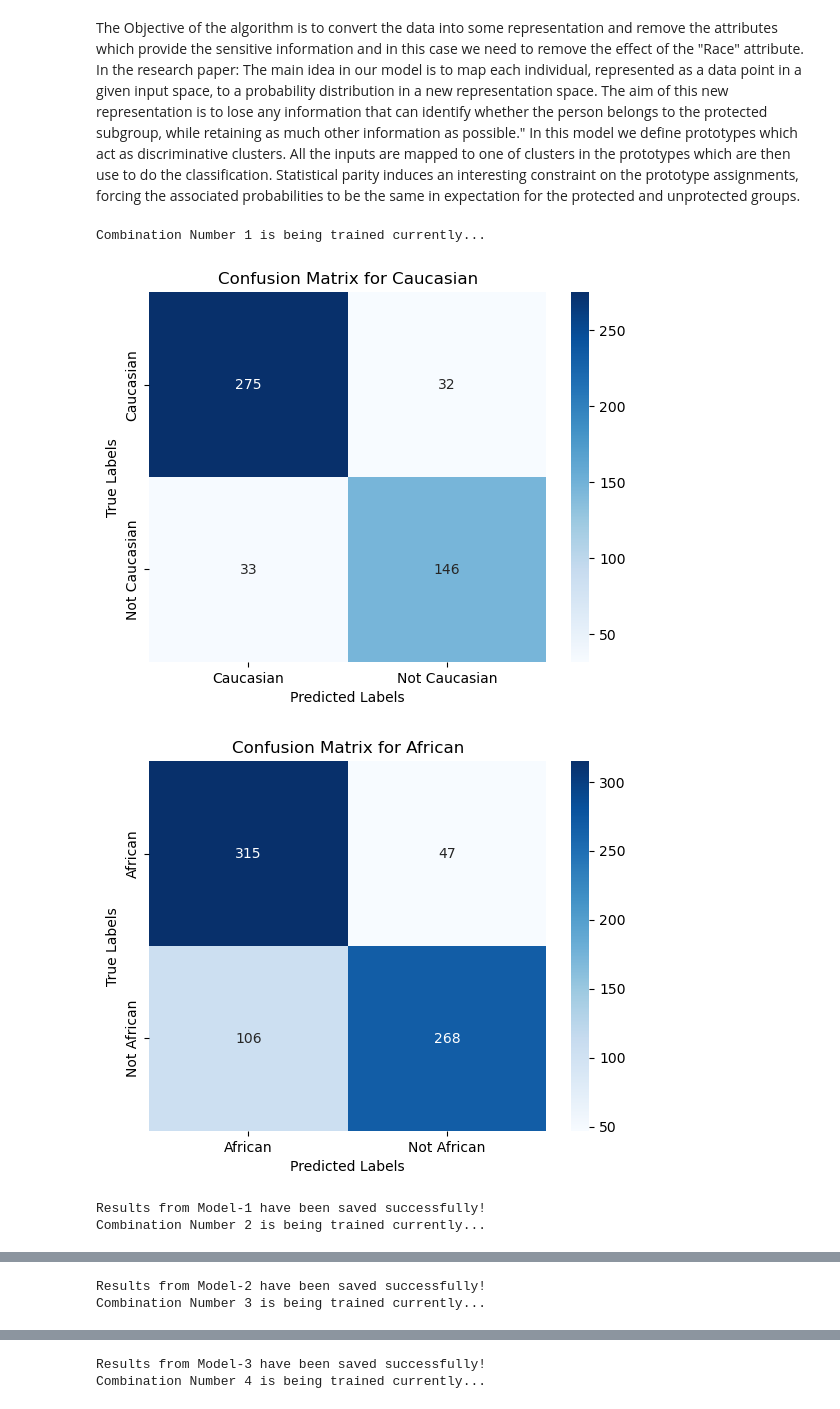
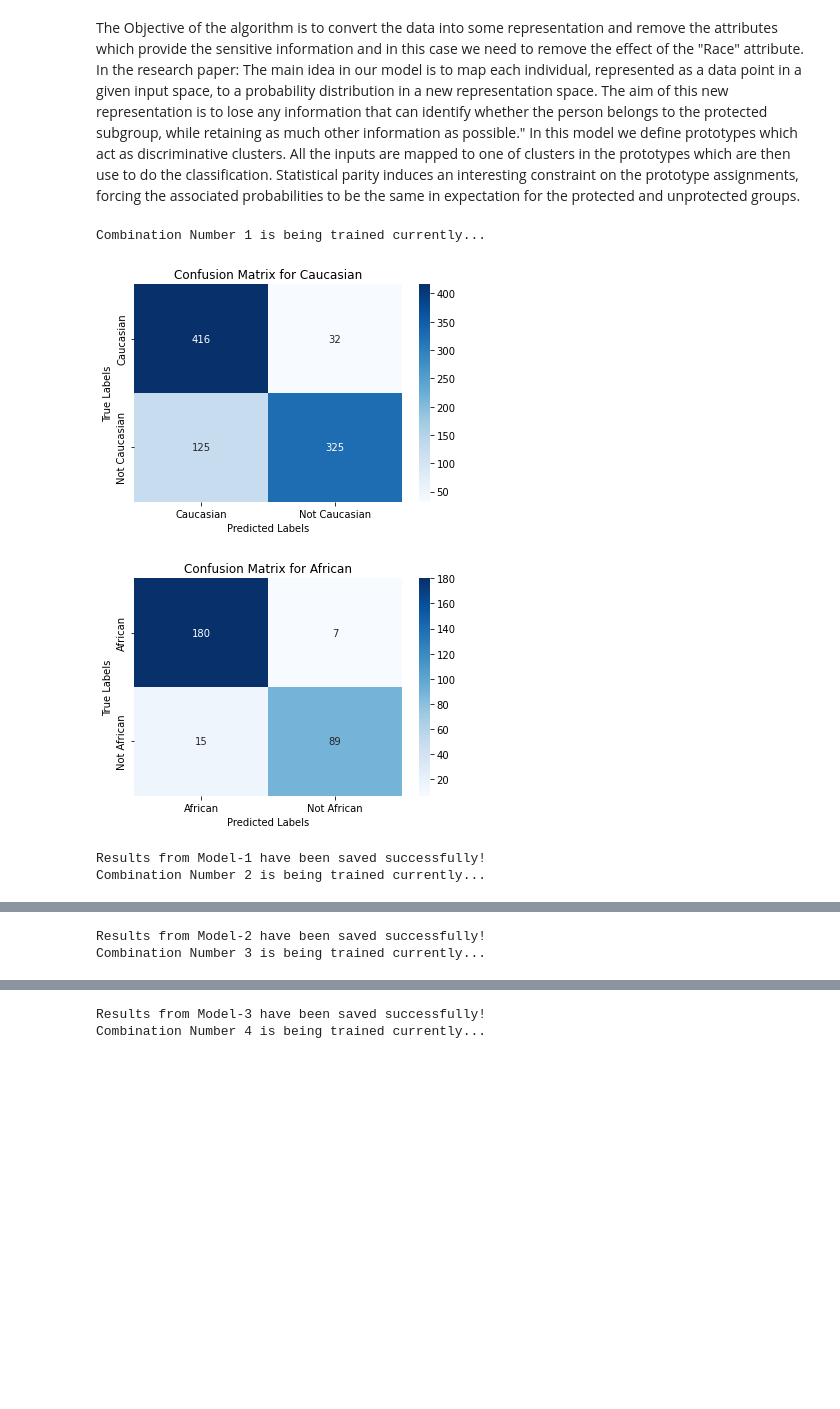
Before and after one commit to TZstatsADS/ads-spring2023-project4-group_4, a Jupyter notebook: doc/A1.ipynb, the cells around one changed output, grey strips where cells are left out. Cells and saved outputs as stored; diff of their text form; code cells hidden in the pictures; blank space fills up the shorter version.

```diff
--- a/doc/A1.ipynb
+++ b/doc/A1.ipynb
@@ -19,5 +21,5 @@ import seaborn as sns
 # %%
-df = pd.read_csv("compas-scores-two-years.csv")
+df = pd.read_csv("../data/compas-scores-two-years.csv")
 df.shape
 # %% [output]
 (7214, 53)
@@ -132,8 +134,7 @@ un_priv_group = df.loc[:,'race']=='African-American'
 priv_group = df.loc[:,'race']=='Caucasian'
 # %%
 # Select certain features of use
-selected_cols_df = df[["race", "sex", "age_cat", "juv_fel_count", "decile_score", "juv_misd_count", "juv_other_count", "priors_count",
-                  "c_charge_degree", "vr_charge_degree", "score_text", "decile_score.1", "v_decile_score", "priors_count.1", "event"]]
+selected_cols_df = df[['age', 'sex', 'juv_fel_count', 'juv_misd_count', 'juv_other_count', 'priors_count', 'c_charge_degree', 'days_b_screening_arrest', 'is_recid', 'is_violent_recid']]
 # %%
 selected_cols_df.head()
 # %% [output]
@@ -146,3 +147,5 @@ selected_cols_df.head()
+# %%
+selected_cols_df = selected_cols_df.fillna(0)
 # %%
 # Check which columns are categorical and which are not
 categorical = selected_cols_df.dtypes == object
@@ -251,6 +254,8 @@ test_caucasian = X_test_bfr_tform.iloc[:,2] == 1
 test_african = X_test_bfr_tform.iloc[:,0] == 1
 caucasian_label = y_test_bfr_tform[test_caucasian]
 african_label = y_test_bfr_tform[test_african]
+output_dir = "../output"
+
 t = 0
 for Ax in Ax_list:
     for Ay in Ay_list:
@@ -301,37 +306,46 @@ for Ax in Ax_list:
             transformed_features[unpriv_sample_ids] = features_hat_unpriv[:,6:]
             transformed_features[priv_sample_ids] = features_hat_priv[:,6:]
             transformed_labels[unpriv_sample_ids] = np.reshape(labels_hat_unpriv, [-1, ])
             transformed_labels[priv_sample_ids] = np.reshape(labels_hat_priv,[-1, ])
             transformed_bin_labels = (np.array(transformed_labels) > threshold).astype(np.float64)
             transformed_features = pd.DataFrame(transformed_features)
             X_train,X_test,y_train,y_test = train_test_split(transformed_features, label, stratify = label,
                                                              test_size=0.2, random_state=42)
             clf2 = LogisticRegression()
+
+            start_time_fit = time.time()
             clf2.fit(X_train,y_train)
+            end_time_fit = time.time()
 
             itr_result.append(clf2.score(X_test,y_test))
+
+            start_time_predict = time.time()
             caucasian_confusion = confusion_matrix(caucasian_label, clf2.predict(np.array(X_test[test_caucasian])))
+            african_confusion = confusion_matrix(african_label, clf2.predict(np.array(X_test[test_african])))
+            end_time_predict = time.time()
+
             plot_confusion_matrix(caucasian_confusion, label = 'Caucasian')
-            african_confusion = confusion_matrix(african_label, clf2.predict(np.array(X_test[test_african])))
             plot_confusion_matrix(african_confusion, label = 'African')
             itr_result.append(caucasian_confusion[1,0]/(caucasian_confusion[0,0]+caucasian_confusion[1,0]))
             itr_result.append(caucasian_confusion[0,1]/(caucasian_confusion[1,1]+caucasian_confusion[0,1]))
             itr_result.append((caucasian_confusion[0,0]+caucasian_confusion[1,1])/(np.sum(caucasian_confusion)))
             itr_result.append(african_confusion[1,0]/(african_confusion[0,0]+african_confusion[1,0]))
             itr_result.append(african_confusion[0,1]/(african_confusion[1,1]+african_confusion[0,1]))
             itr_result.append((african_confusion[0,0]+african_confusion[1,1])/(np.sum(african_confusion)))
             itr_result.append(Ax)
             itr_result.append(Ay)
             itr_result.append(Az)
+            itr_result.append(end_time_fit - start_time_fit)
+            itr_result.append(end_time_predict - start_time_predict)
 
-            name = "transformed" + str(t+1) + ".csv"
-            transformed_features.to_csv(name, index = False)
+            output_file_path = os.path.join(output_dir, f"transformed{t+1}.csv")
+            transformed_features.to_csv(output_file_path, index = False)
             t += 1
             final_result.append(itr_result)
             print(f'Results from Model-{t} have been saved successfully!')
 # %% [output]
 Combination Number 1 is being trained currently...
-[figure, old version]
+[figure, new version]
-[figure, old version]
+[figure, new version]
 Results from Model-1 have been saved successfully!
 Combination Number 2 is being trained currently...
```
Also changed, not shown: parts of 7 cells of this notebook, 21 other files.
